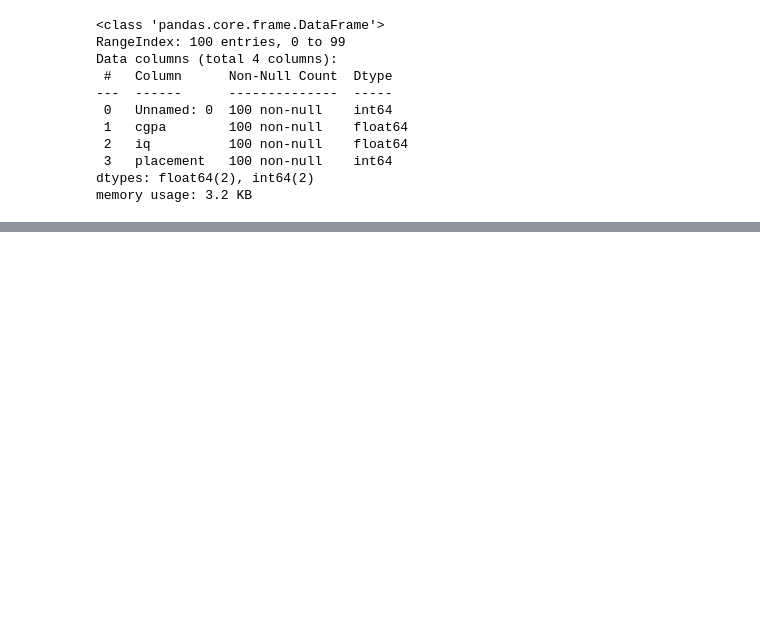
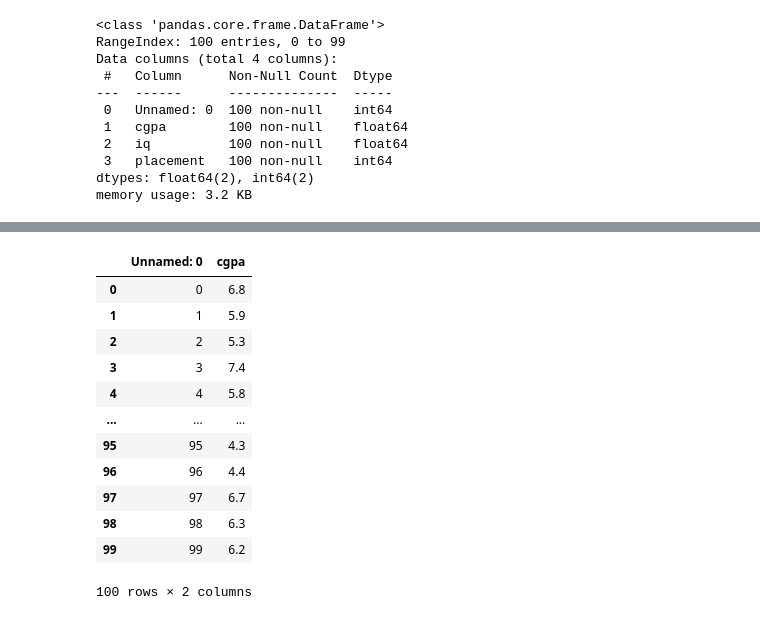
Before and after one commit to 18-RAJAT/Placement-logistic-regression, a Jupyter notebook: logistic regression.ipynb, the cells around one changed output, grey strips where cells are left out. Cells and saved outputs as stored; diff of their text form; code cells hidden in the pictures; blank space fills up the shorter version.

```diff
--- a/logistic regression.ipynb
+++ b/logistic regression.ipynb
@@ -35,0 +63,19 @@ memory usage: 3.2 KB
+# %%
+x=df.iloc[:,0:2]
+y=df.iloc[:,-1]
+# %%
+x
+# %% [output]
+|  | Unnamed: 0 | cgpa |
+| 0 | 0 | 6.8 |
+| 1 | 1 | 5.9 |
+| 2 | 2 | 5.3 |
+| 3 | 3 | 7.4 |
+| 4 | 4 | 5.8 |
+| ... | ... | ... |
+| 95 | 95 | 4.3 |
+| 96 | 96 | 4.4 |
+| 97 | 97 | 6.7 |
+| 98 | 98 | 6.3 |
+| 99 | 99 | 6.2 |
+100 rows × 2 columns
```
Also changed, not shown: parts of 7 cells of this notebook.
